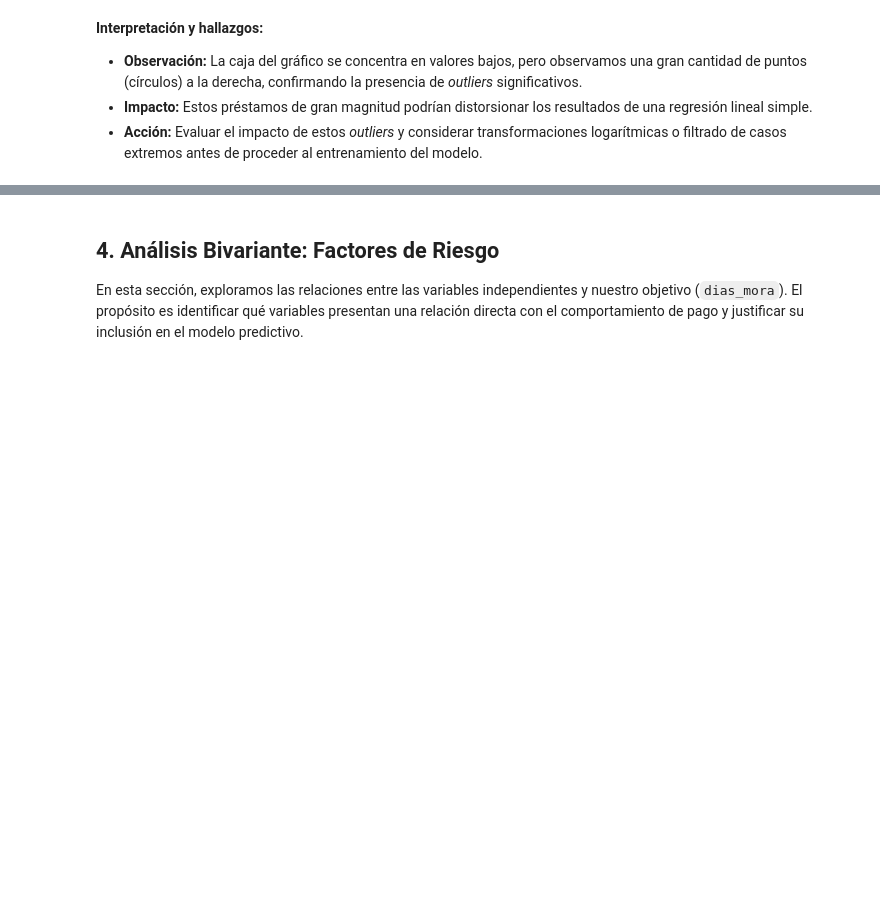
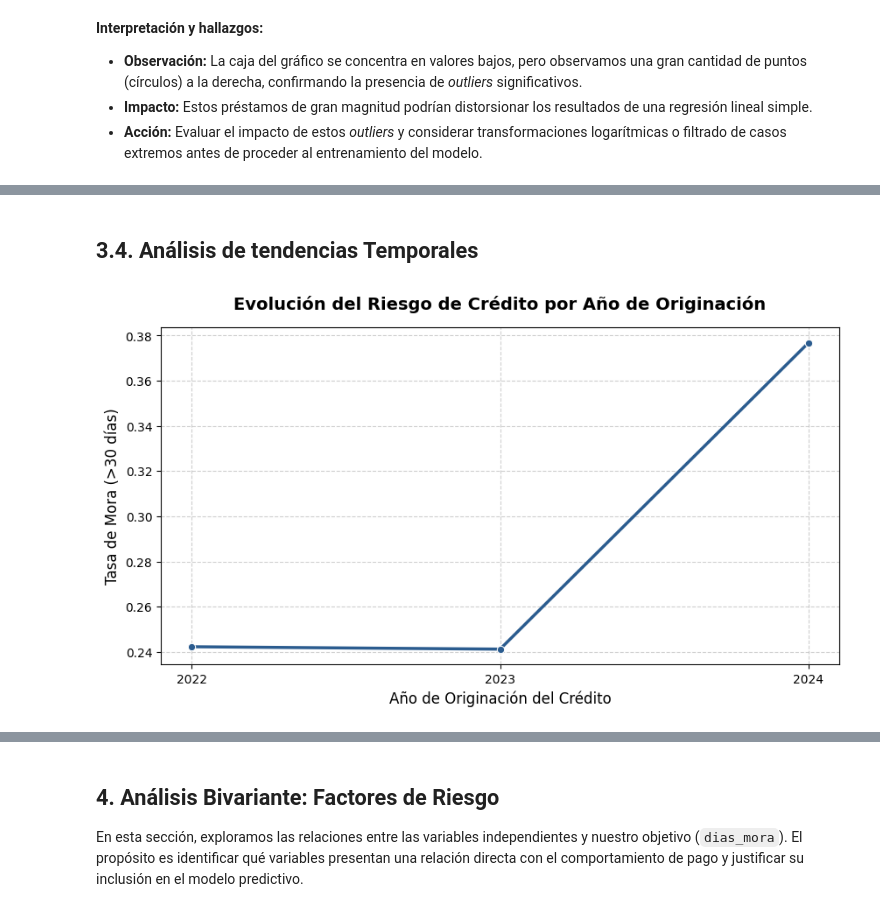
Before and after one commit to FrancoRobottiWork/Analista-de-Proyeccion-de-Riesgo, a Jupyter notebook: notebooks/00_analisis_exploratorio.ipynb, the cells around one changed output, grey strips where cells are left out. Saved outputs shown, nothing was run; the diff lists cells and outputs as text; code cells hidden in the pictures; blank space fills up the shorter version.

```diff
--- a/notebooks/00_analisis_exploratorio.ipynb
+++ b/notebooks/00_analisis_exploratorio.ipynb
@@ -192,0 +240,34 @@ plt.show()
+# %% [markdown]
+## 3.4. Análisis de tendencias Temporales
+# %%
+import matplotlib.pyplot as plt
+import seaborn as sns
+
+# Configuración del tamaño del gráfico
+plt.figure(figsize=(10, 5))
+
+# Gráfico de línea corregido
+sns.lineplot(
+    x='año_originacion',
+    y='en_mora_30',
+    data=df_cartera,
+    marker='o',
+    linewidth=2.5,
+    color='#2b5c8f',
+    errorbar=None
+)
+
+
+anos_ordenados = sorted(df_cartera['año_originacion'].unique())
+
+# Estilizado del gráfico
+plt.title('Evolución del Riesgo de Crédito por Año de Originación', fontsize=14, pad=15, fontweight='bold')
+plt.xlabel('Año de Originación del Crédito', fontsize=12)
+plt.ylabel('Tasa de Mora (>30 días)', fontsize=12)
+plt.grid(True, linestyle='--', alpha=0.6)
+
+plt.xticks(anos_ordenados)
+
+plt.show()
+# %% [output]
+[figure, added]
```
Also changed, not shown: parts of 5 cells of this notebook, 3 other files.
